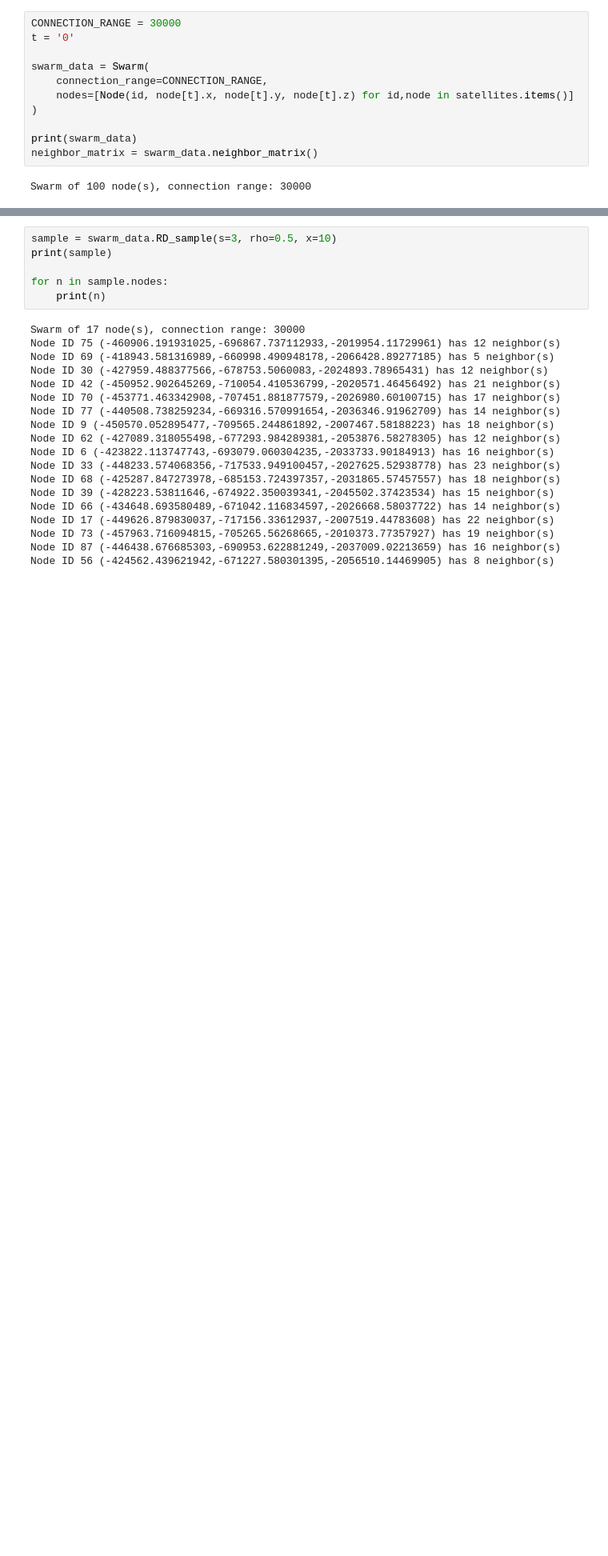
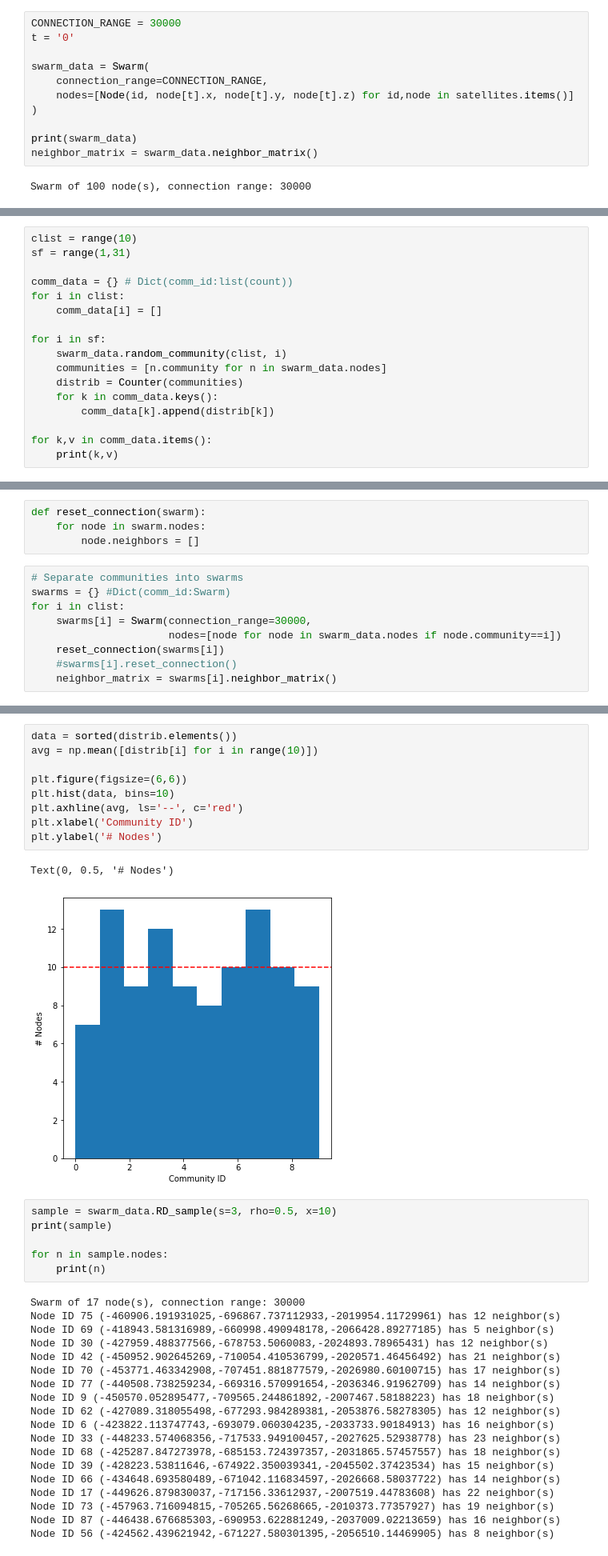
Before and after one commit to eakopyan/SwarmPy_Simulator, a Jupyter notebook: src/network_mining.ipynb, the cells around one changed output, grey strips where cells are left out. Shown at 80% size. Drawn from its saved outputs; the diff is of its cells as text; blank space fills up the shorter version.

```diff
--- a/src/network_mining.ipynb
+++ b/src/network_mining.ipynb
@@ -48,0 +52,17 @@ swarm_data.plot_edges()
+# %%
+clist = range(10)
+sf = range(1,31)
+
+comm_data = {} # Dict(comm_id:list(count))
+for i in clist:
+    comm_data[i] = []
+
+for i in sf:
+    swarm_data.random_community(clist, i)
+    communities = [n.community for n in swarm_data.nodes]
+    distrib = Counter(communities)
+    for k in comm_data.keys():
+        comm_data[k].append(distrib[k])
+
+for k,v in comm_data.items():
+    print(k,v)
@@ -48,0 +127,13 @@ swarm_data.plot_edges()
+# %%
+def reset_connection(swarm):
+    for node in swarm.nodes:
+        node.neighbors = []
+# %%
+# Separate communities into swarms
+swarms = {} #Dict(comm_id:Swarm)
+for i in clist:
+    swarms[i] = Swarm(connection_range=30000,
+                      nodes=[node for node in swarm_data.nodes if node.community==i])
+    reset_connection(swarms[i])
+    #swarms[i].reset_connection()
+    neighbor_matrix = swarms[i].neighbor_matrix()
@@ -49,3 +150,15 @@ swarm_data.plot_edges()
+# %%
+data = sorted(distrib.elements())
+avg = np.mean([distrib[i] for i in range(10)])
+
+plt.figure(figsize=(6,6))
+plt.hist(data, bins=10)
+plt.axhline(avg, ls='--', c='red')
+plt.xlabel('Community ID')
+plt.ylabel('# Nodes')
+# %% [output]
+Text(0, 0.5, '# Nodes')
+[figure, added]
 # %%
 sample = swarm_data.RD_sample(s=3, rho=0.5, x=10)
 print(sample)
```
Also changed, not shown: parts of 9 cells of this notebook, 2 other files.
